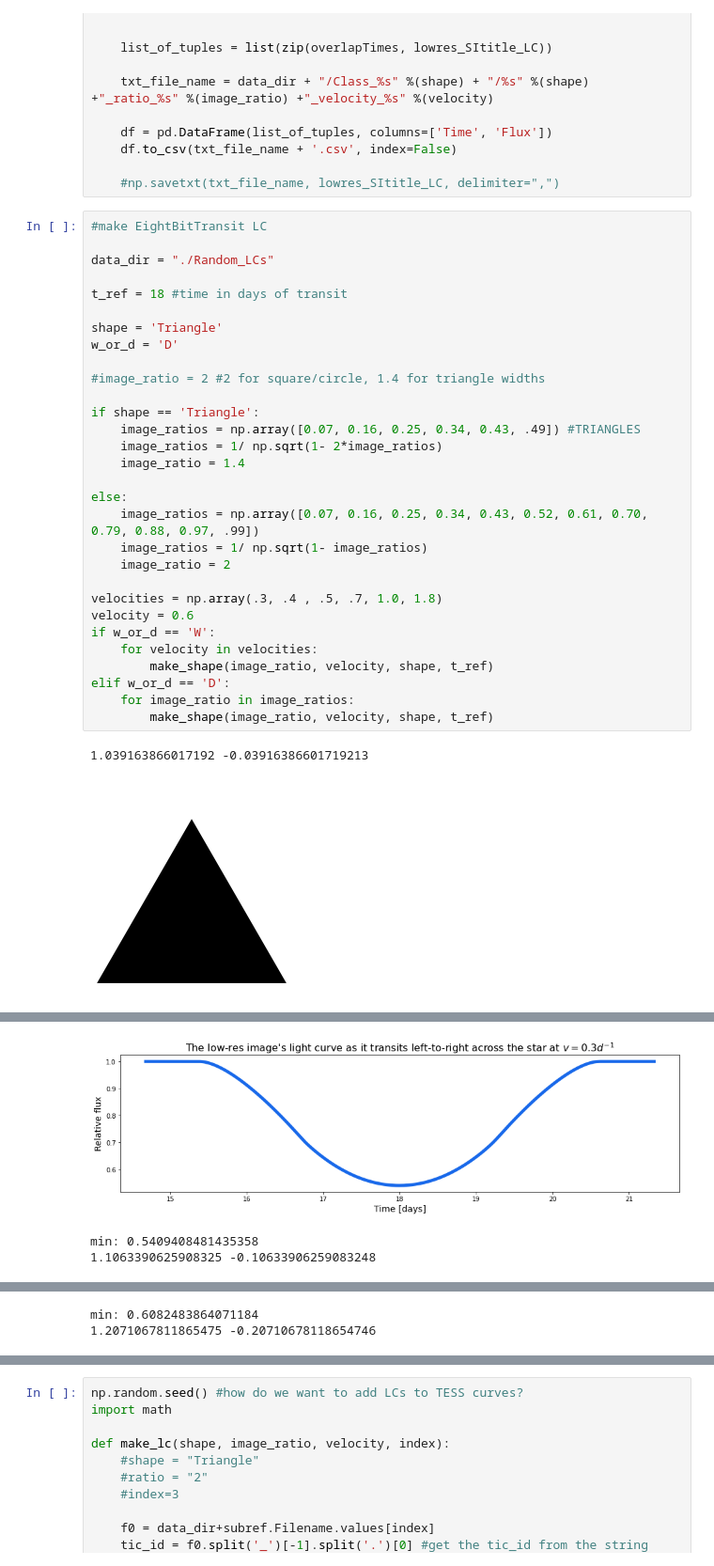
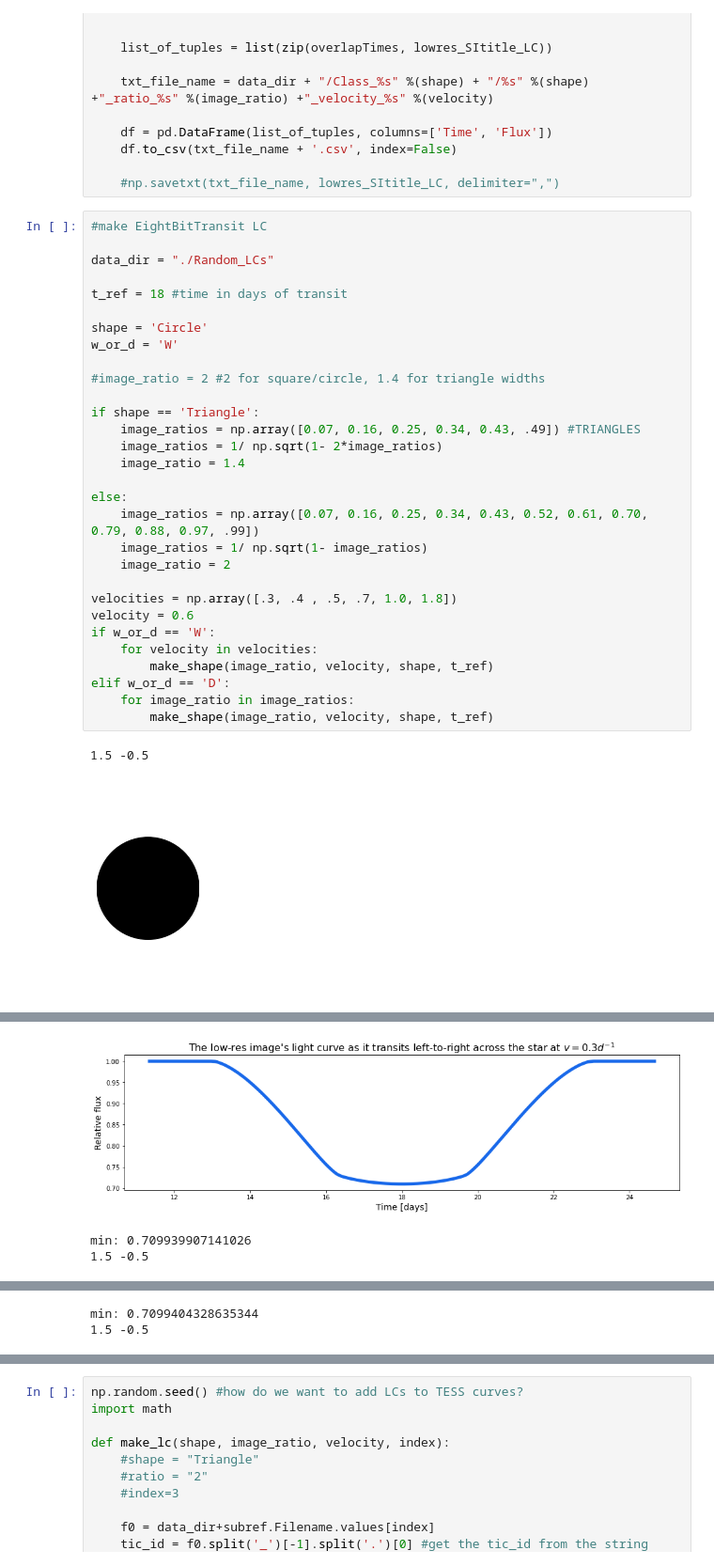
Before and after one commit to danay6/Transiting-megastructures, a Jupyter notebook: make_defined_lcs.ipynb, the cells around one changed output, grey strips where cells are left out. Shown: that part at 94% size. Drawn from its saved outputs; the diff is of its cells as text.

Commit message:
plotting features of squares and circles against tess lcs, remade mstat vs width/depth plots

```diff
--- a/make_defined_lcs.ipynb
+++ b/make_defined_lcs.ipynb
@@ -206,33 +203,33 @@ def make_shape(image_ratio, velocity, shape, t_ref):
 # %%
 #make EightBitTransit LC
 
 data_dir = "./Random_LCs"
 
 t_ref = 18 #time in days of transit
 
-shape = 'Triangle'
-w_or_d = 'D'
+shape = 'Circle'
+w_or_d = 'W'
 
 #image_ratio = 2 #2 for square/circle, 1.4 for triangle widths
 
 if shape == 'Triangle':
     image_ratios = np.array([0.07, 0.16, 0.25, 0.34, 0.43, .49]) #TRIANGLES
     image_ratios = 1/ np.sqrt(1- 2*image_ratios)
     image_ratio = 1.4
 
 else:
     image_ratios = np.array([0.07, 0.16, 0.25, 0.34, 0.43, 0.52, 0.61, 0.70, 0.79, 0.88, 0.97, .99])
     image_ratios = 1/ np.sqrt(1- image_ratios)
     image_ratio = 2
 
-velocities = np.array(.3, .4 , .5, .7, 1.0, 1.8)
+velocities = np.array([.3, .4 , .5, .7, 1.0, 1.8])
 velocity = 0.6
 if w_or_d == 'W':
     for velocity in velocities:
         make_shape(image_ratio, velocity, shape, t_ref)
 elif w_or_d == 'D':
     for image_ratio in image_ratios:
         make_shape(image_ratio, velocity, shape, t_ref)
 # %% [output]
-1.039163866017192 -0.03916386601719213
+1.5 -0.5
-[figure, old version]
+[figure, new version]
@@ -240,3 +237,3 @@ elif w_or_d == 'D':
-[figure, old version]
+[figure, new version]
-min: 0.5409408481435358
-1.1063390625908325 -0.10633906259083248
+min: 0.709939907141026
+1.5 -0.5
@@ -246,2 +243,2 @@ min: 0.5409408481435358
-min: 0.6082483864071184
-1.2071067811865475 -0.20710678118654746
+min: 0.7099404328635344
+1.5 -0.5
```
Also changed, not shown: parts of 5 cells of this notebook, 2 other files.
